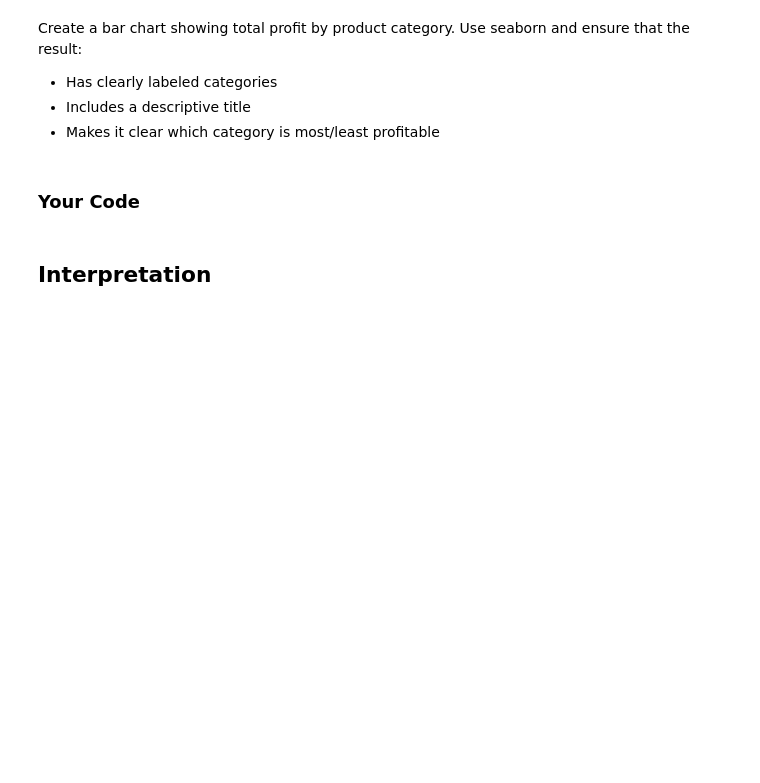
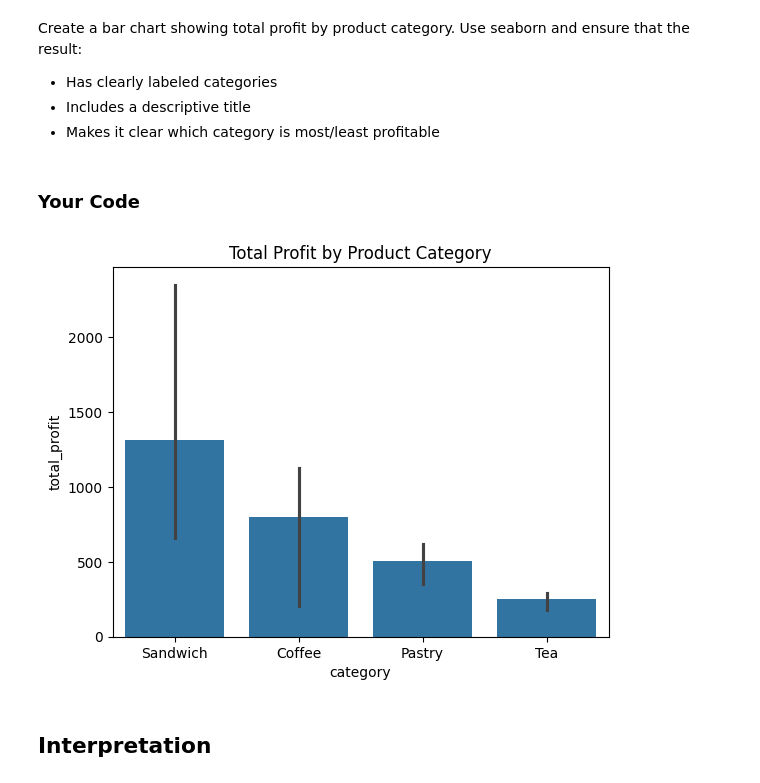
Before and after one commit to oubrando/p4eda-work, a Jupyter notebook: test2b/test_2b.ipynb, the cells around one changed output. Cells and saved outputs as stored; diff of their text form; code cells hidden in the pictures; blank space fills up the shorter version.

```diff
--- a/test2b/test_2b.ipynb
+++ b/test2b/test_2b.ipynb
@@ -316,6 +316,20 @@ Create a bar chart showing total profit by product category. Use seaborn and ens
 ### Your Code
 # %%
 # Task 6: use sns.barplot() with aggregated data
+
+flat_group_sorted = flat_group.sort_values('total_profit', ascending=False)
+plt.figure()
+
+sns.barplot(
+    data=flat_group_sorted,
+    x='category',
+    y='total_profit'
+)
+
+plt.title("Total Profit by Product Category")
+plt.show()
+# %% [output]
+[figure, added]
 # %% [markdown]
 ## Interpretation
 # %% [markdown]
```
